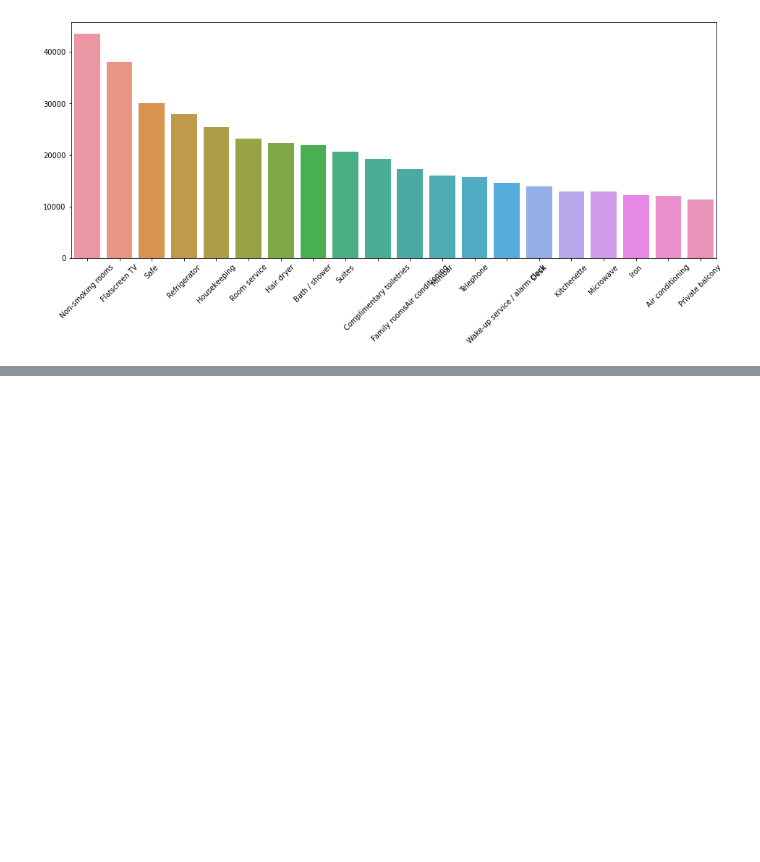
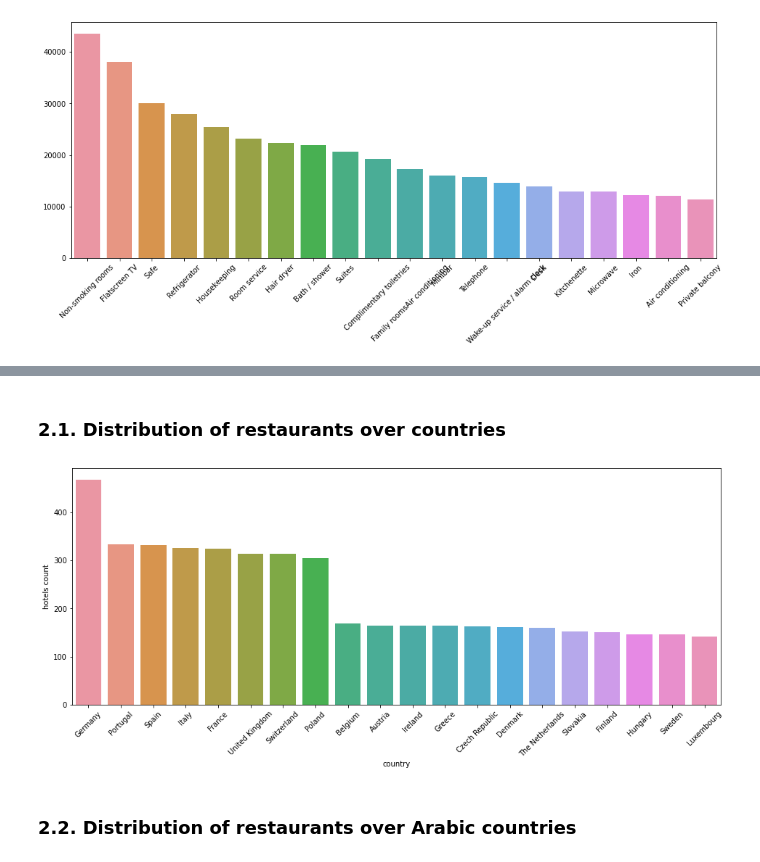
Before and after one commit to OsamaAlhalabi/Hotel_features_dataset, a Jupyter notebook: Data visualization.ipynb, the cells around one changed output, grey strips where cells are left out. Cells and saved outputs as stored; diff of their text form; code cells hidden in the pictures; blank space fills up the shorter version.

Commit message:
adding plots about restaurants

```diff
--- a/Data visualization.ipynb
+++ b/Data visualization.ipynb
@@ -126,0 +131,3 @@ plt.show()
+# %%
+df = pd.read_csv('/Users/osamaalhalabi/Desktop/Workstation/trips-planning-dataset/Restaurants_Features_Dataset.csv')
+df = df.loc[:, ~df.columns.str.contains('^Unnamed')]
@@ -126,0 +140,15 @@ plt.show()
+# %% [markdown]
+### 2.1. Distribution of restaurants over countries
+# %%
+most_common_countries = df['country'].value_counts().reset_index().head(20)
+most_common_countries.columns = ['country','hotels count']
+# %%
+fig_dims = (16, 6)
+fig, ax = plt.subplots(figsize=fig_dims)
+sns.barplot(x = 'country' , y = 'hotels count', ax=ax, data=most_common_countries)
+plt.xticks(rotation=45)
+plt.show()
+# %% [output]
+[figure, added]
+# %% [markdown]
+### 2.2. Distribution of restaurants over Arabic countries
```
Also changed, not shown: parts of 23 cells of this notebook.
